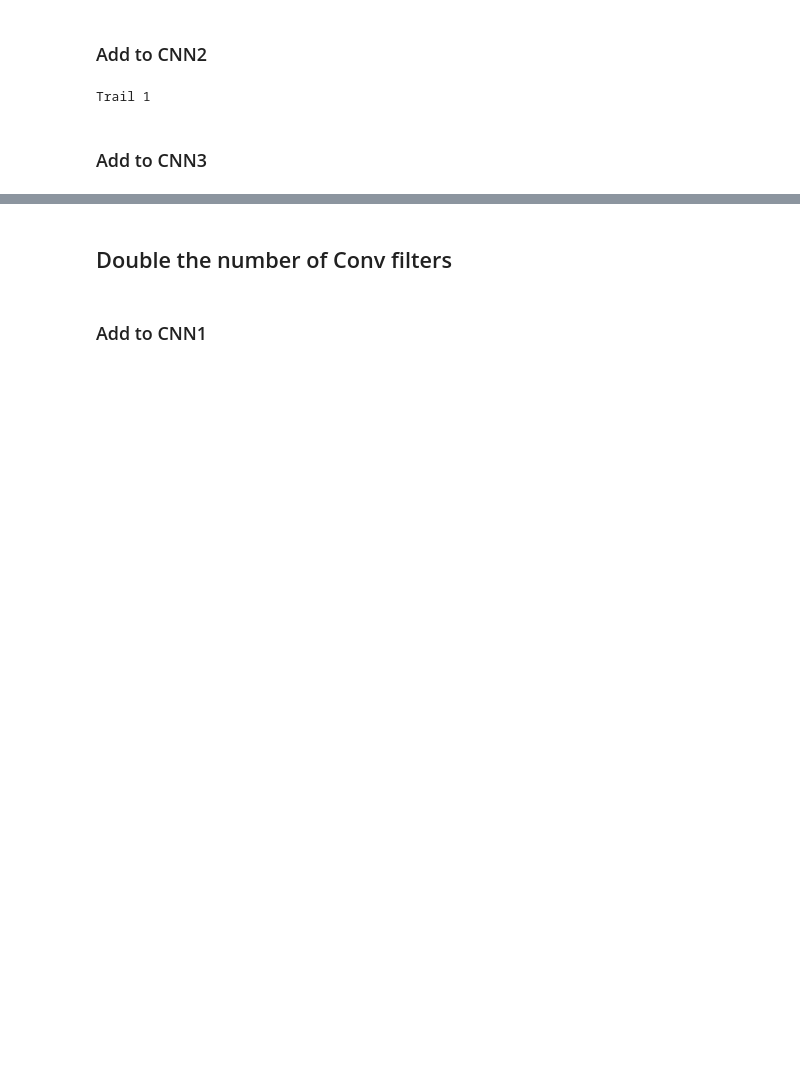
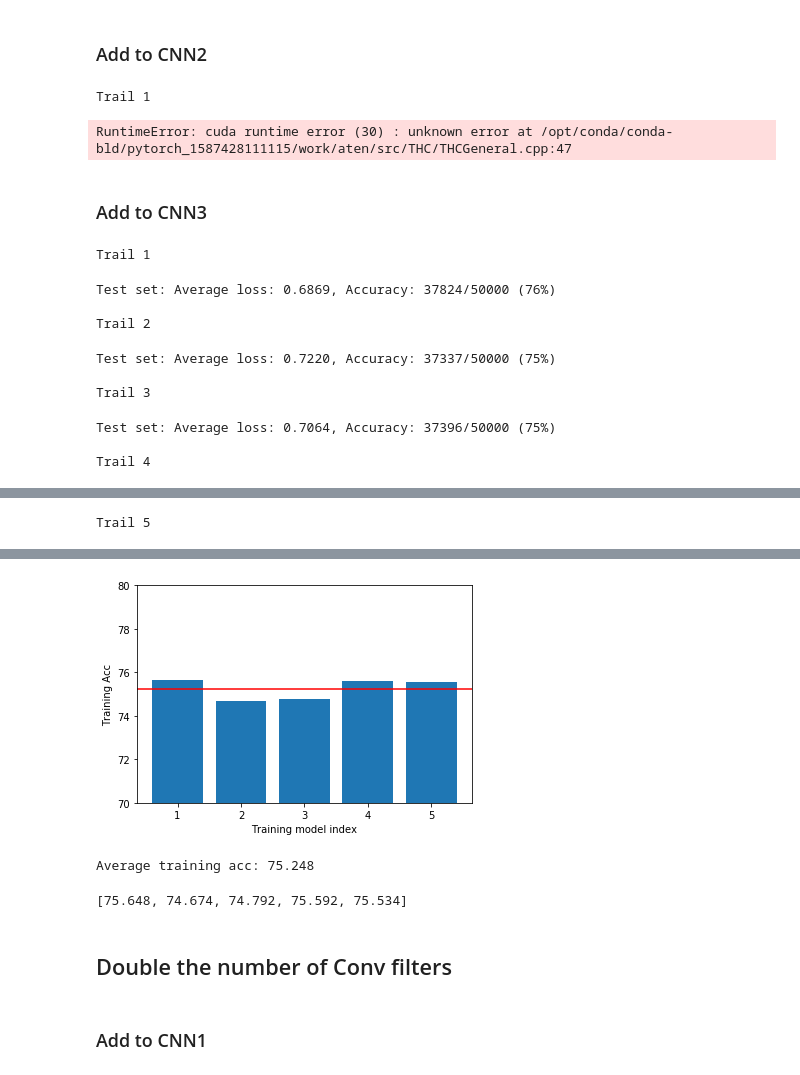
Before and after one commit to lindsey98/FYP, a Jupyter notebook: src/Visualize_gradient_contradict.ipynb, the cells around one changed output, grey strips where cells are left out. Cells and saved outputs as stored; diff of their text form; code cells hidden in the pictures; blank space fills up the shorter version.

```diff
--- a/src/Visualize_gradient_contradict.ipynb
+++ b/src/Visualize_gradient_contradict.ipynb
@@ -216,11 +224,11 @@ body.cnn3.conv.weight 1.4940218925476074
 # %% [markdown]
 ### Add to CNN1
 # %%
-model_name = 'CIFAR17_add1'
+model_name = 'CIFAR17_add110'
 # initialize model
-model = KNOWN_MODELS[model_name]()
+model = KNOWN_MODELS[model_name]
 model = model.to(device)
 # %%
 plot_training_acc( model, train_data_loader,
-                      model_name=model_name, data_name='CIFAR10', total_trails=10)
+                   model_name=model_name, data_name='CIFAR10', total_trails=5)
 # %% [output]
@@ -250,22 +236,34 @@ Trail 9
 # %% [markdown]
 ### Add to CNN2
 # %%
-model_name = 'CIFAR17_add2'
+model_name = 'CIFAR17_add010'
 # initialize model
-model = KNOWN_MODELS[model_name]()
+model = KNOWN_MODELS[model_name]
 model = model.to(device)
 # %%
 plot_training_acc( model, train_data_loader,
-                      model_name=model_name, data_name='CIFAR10', total_trails=10)
+                      model_name=model_name, data_name='CIFAR10', total_trails=5)
 # %% [output]
 Trail 1
+RuntimeError: cuda runtime error (30) : unknown error at /opt/conda/conda-bld/pytorch_1587428111115/work/aten/src/THC/THCGeneral.cpp:47
 # %% [markdown]
 ### Add to CNN3
 # %%
-model_name = 'CIFAR17_add3'
+model_name = 'CIFAR17_add001'
 # initialize model
-model = KNOWN_MODELS[model_name]()
+model = KNOWN_MODELS[model_name]
 model = model.to(device)
 
-plot_training_acc( model, train_data_loader,
-                      model_name=model_name, data_name='CIFAR10', total_trails=10)
+plot_training_acc(model, train_data_loader,
+                  model_name=model_name, data_name='CIFAR10', total_trails=5)
+# %% [output]
+Trail 1
+Test set: Average loss: 0.6869, Accuracy: 37824/50000 (76%)
+
+Trail 2
+Test set: Average loss: 0.7220, Accuracy: 37337/50000 (75%)
+
+Trail 3
+Test set: Average loss: 0.7064, Accuracy: 37396/50000 (75%)
+
+Trail 4
@@ -271,0 +271 @@ plot_training_acc( model, train_data_loader,
+Trail 5
@@ -272,3 +273,6 @@ plot_training_acc( model, train_data_loader,
+[figure, added]
+Average training acc: 75.248
+[75.648, 74.674, 74.792, 75.592, 75.534]
 # %% [markdown]
 ## Double the number of Conv filters
 # %% [markdown]
```
Also changed, not shown: parts of 16 cells of this notebook, 3 other files.
